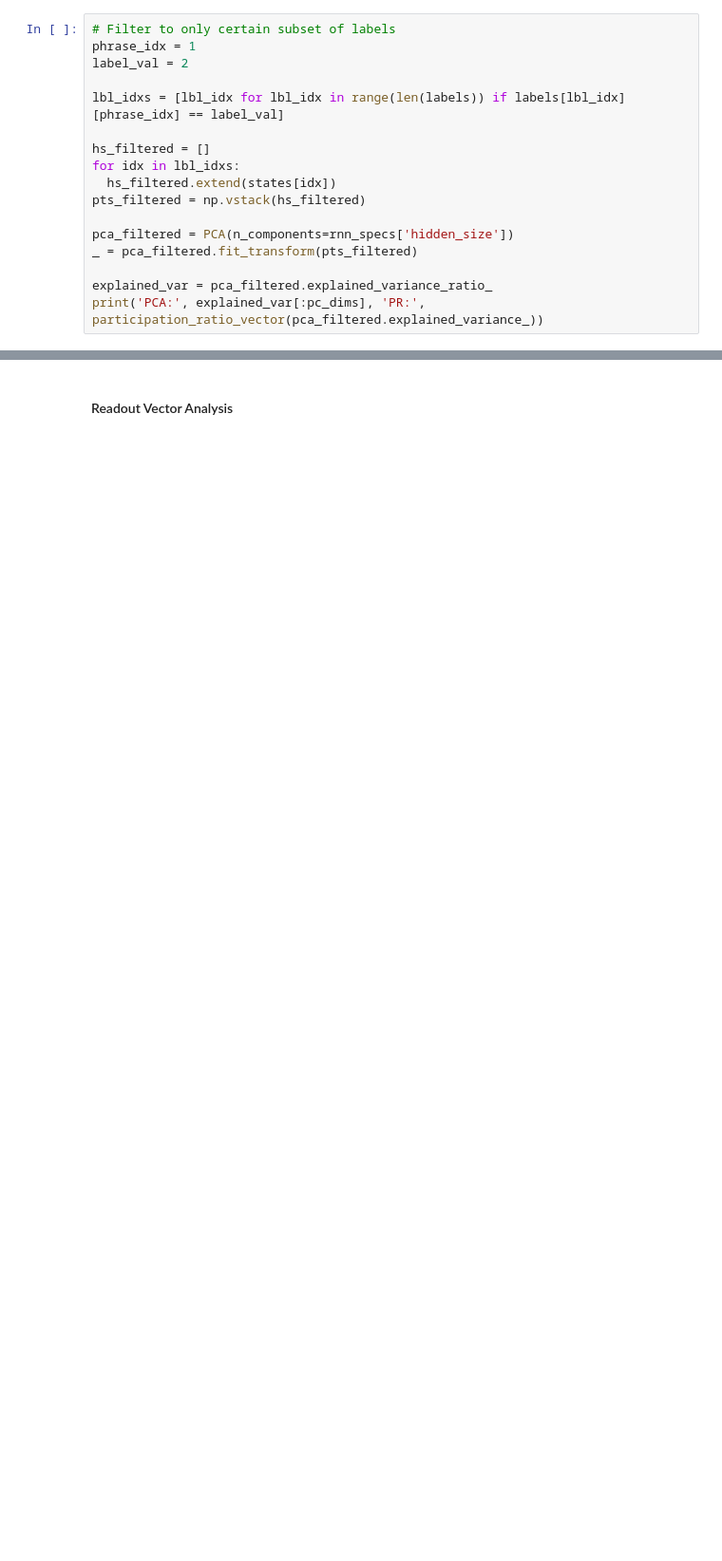
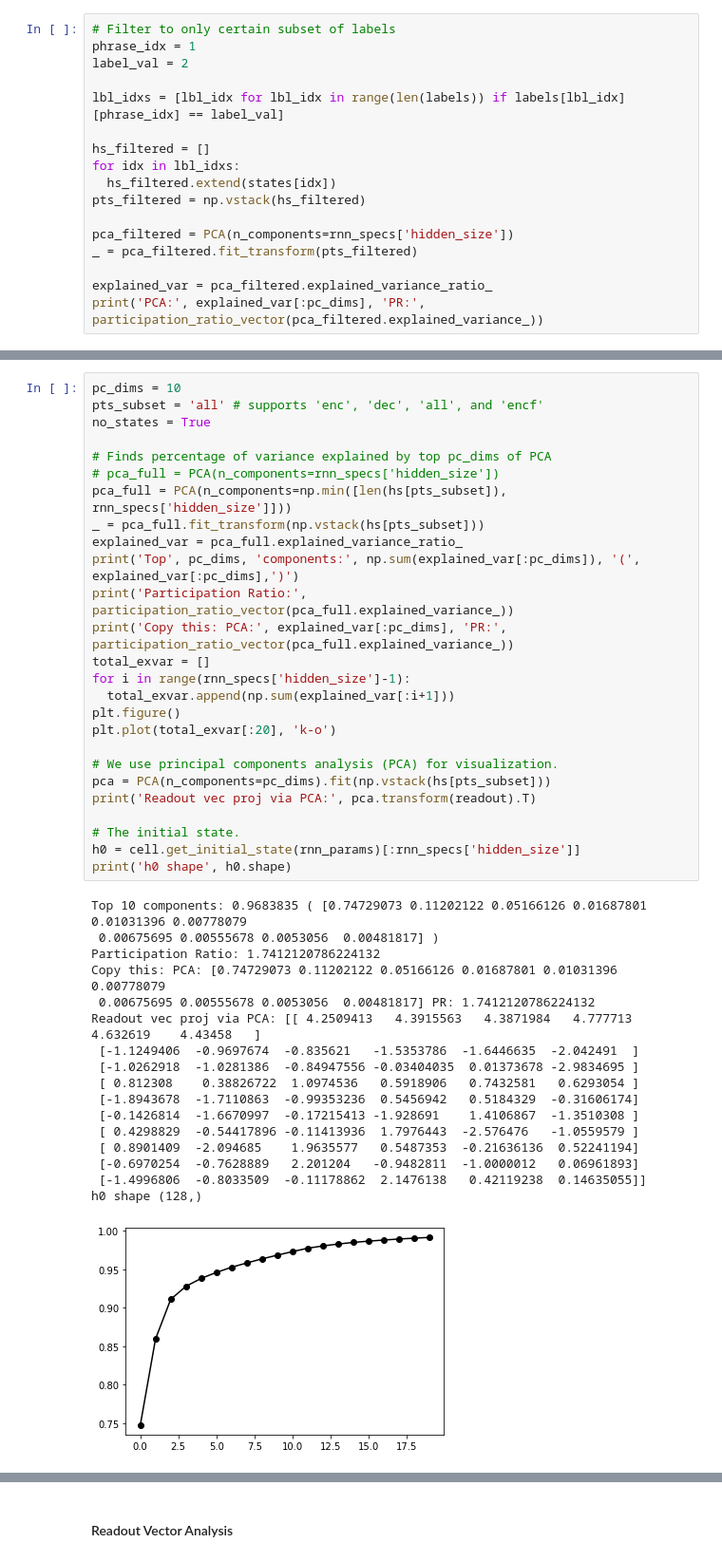
Before and after one commit to kaitken17/understand_nlp, a Jupyter notebook: sythetic_analysis_seq2seq.ipynb, the cells around one changed output, grey strips where cells are left out. Shown at 95% size. Drawn from its saved outputs; the diff is of its cells as text; blank space fills up the shorter version.

```diff
--- a/sythetic_analysis_seq2seq.ipynb
+++ b/sythetic_analysis_seq2seq.ipynb
@@ -1638,3 +1537,47 @@ h0 shape (128,)
+# %%
+pc_dims = 10
+pts_subset = 'all' # supports 'enc', 'dec', 'all', and 'encf'
+no_states = True
+
+# Finds percentage of variance explained by top pc_dims of PCA
+# pca_full = PCA(n_components=rnn_specs['hidden_size'])
+pca_full = PCA(n_components=np.min([len(hs[pts_subset]), rnn_specs['hidden_size']]))
+_ = pca_full.fit_transform(np.vstack(hs[pts_subset]))
+explained_var = pca_full.explained_variance_ratio_
+print('Top', pc_dims, 'components:', np.sum(explained_var[:pc_dims]), '(', explained_var[:pc_dims],')')
+print('Participation Ratio:', participation_ratio_vector(pca_full.explained_variance_))
+print('Copy this: PCA:', explained_var[:pc_dims], 'PR:', participation_ratio_vector(pca_full.explained_variance_))
+total_exvar = []
+for i in range(rnn_specs['hidden_size']-1):
+  total_exvar.append(np.sum(explained_var[:i+1]))
+plt.figure()
+plt.plot(total_exvar[:20], 'k-o')
+
+# We use principal components analysis (PCA) for visualization.
+pca = PCA(n_components=pc_dims).fit(np.vstack(hs[pts_subset]))
+print('Readout vec proj via PCA:', pca.transform(readout).T)
+
+# The initial state.
+h0 = cell.get_initial_state(rnn_params)[:rnn_specs['hidden_size']]
+print('h0 shape', h0.shape)
+# %% [output]
+Top 10 components: 0.9683835 ( [0.74729073 0.11202122 0.05166126 0.01687801 0.01031396 0.00778079
+ 0.00675695 0.00555678 0.0053056  0.00481817] )
+Participation Ratio: 1.7412120786224132
+Copy this: PCA: [0.74729073 0.11202122 0.05166126 0.01687801 0.01031396 0.00778079
+ 0.00675695 0.00555678 0.0053056  0.00481817] PR: 1.7412120786224132
+Readout vec proj via PCA: [[ 4.2509413   4.3915563   4.3871984   4.777713    4.632619    4.43458   ]
+ [-1.1249406  -0.9697674  -0.835621   -1.5353786  -1.6446635  -2.042491  ]
+ [-1.0262918  -1.0281386  -0.84947556 -0.03404035  0.01373678 -2.9834695 ]
+ [ 0.812308    0.38826722  1.0974536   0.5918906   0.7432581   0.6293054 ]
+ [-1.8943678  -1.7110863  -0.99353236  0.5456942   0.5184329  -0.31606174]
+ [-0.1426814  -1.6670997  -0.17215413 -1.928691    1.4106867  -1.3510308 ]
+ [ 0.4298829  -0.54417896 -0.11413936  1.7976443  -2.576476   -1.0559579 ]
+ [ 0.8901409  -2.094685    1.9635577   0.5487353  -0.21636136  0.52241194]
+ [-0.6970254  -0.7628889   2.201204   -0.9482811  -1.0000012   0.06961893]
+ [-1.4996806  -0.8033509  -0.11178862  2.1476138   0.42119238  0.14635055]]
+h0 shape (128,)
+[figure, added]
 # %%
 # Here, we visualize the hidden states of the RNN, projected into a
 # low-dimensional 2D state space.
```
Also changed, not shown: parts of 15 cells of this notebook.
